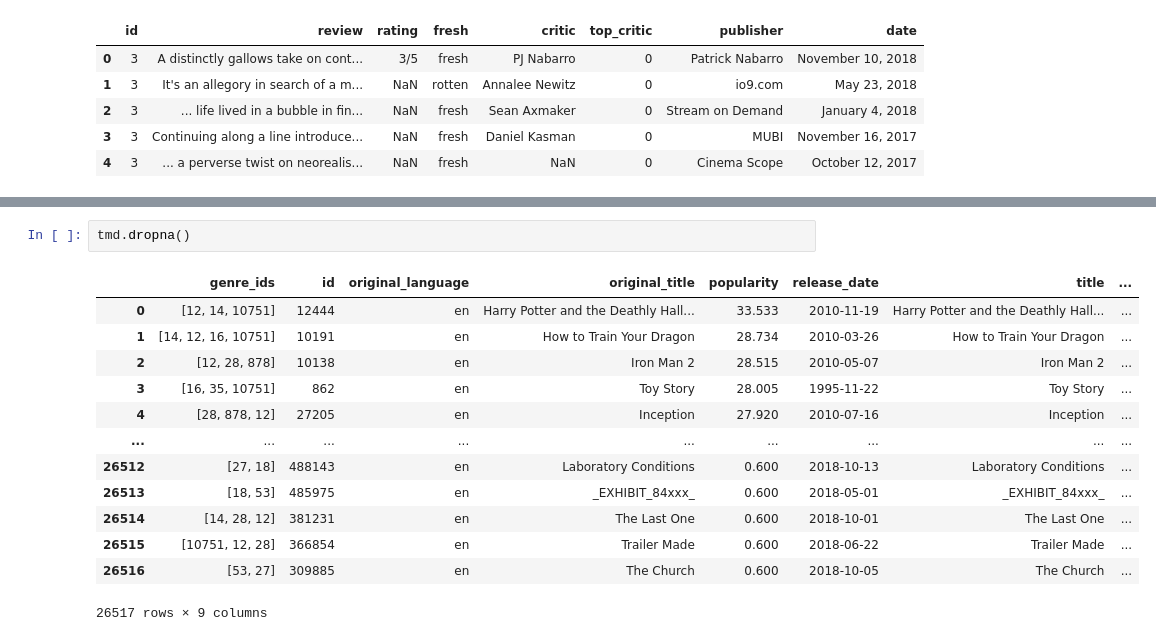
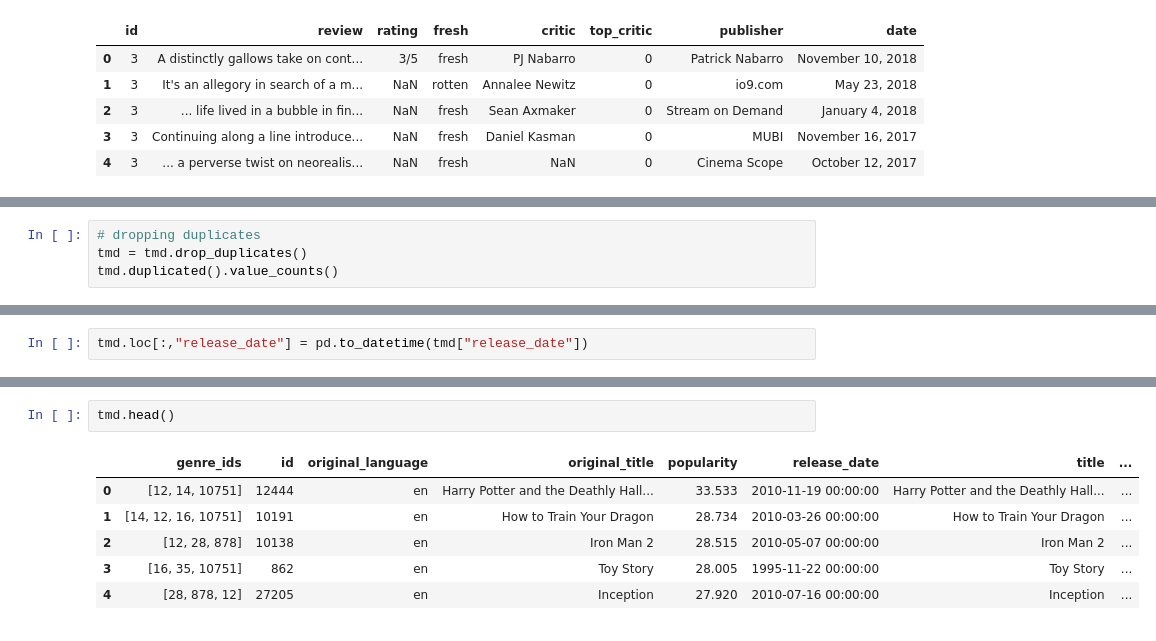
Before and after one commit to Mayoggz/Microsoft-movie-insights, a Jupyter notebook: student.ipynb, the cells around one changed output, grey strips where cells are left out. Saved outputs shown, nothing was run; the diff lists cells and outputs as text.

```diff
--- a/student.ipynb
+++ b/student.ipynb
@@ -124,0 +181,4 @@ movies_gross.dropna()
+# %%
+# dropping duplicates
+tmd = tmd.drop_duplicates()
+tmd.duplicated().value_counts()
@@ -124,0 +188,2 @@ movies_gross.dropna()
+# %%
+tmd.loc[:,"release_date"] = pd.to_datetime(tmd["release_date"])
@@ -125,16 +322,9 @@ movies_gross.dropna()
 # %%
-tmd.dropna()
+tmd.head()
 # %% [output]
 |  | genre_ids | id | original_language | original_title | popularity | release_date | title | ... |
-| 0 | [12, 14, 10751] | 12444 | en | Harry Potter and the Deathly Hall... | 33.533 | 2010-11-19 | Harry Potter and the Deathly Hall... | ... |
-| 1 | [14, 12, 16, 10751] | 10191 | en | How to Train Your Dragon | 28.734 | 2010-03-26 | How to Train Your Dragon | ... |
-| 2 | [12, 28, 878] | 10138 | en | Iron Man 2 | 28.515 | 2010-05-07 | Iron Man 2 | ... |
-| 3 | [16, 35, 10751] | 862 | en | Toy Story | 28.005 | 1995-11-22 | Toy Story | ... |
-| 4 | [28, 878, 12] | 27205 | en | Inception | 27.920 | 2010-07-16 | Inception | ... |
-| ... | ... | ... | ... | ... | ... | ... | ... | ... |
-| 26512 | [27, 18] | 488143 | en | Laboratory Conditions | 0.600 | 2018-10-13 | Laboratory Conditions | ... |
-| 26513 | [18, 53] | 485975 | en | _EXHIBIT_84xxx_ | 0.600 | 2018-05-01 | _EXHIBIT_84xxx_ | ... |
-| 26514 | [14, 28, 12] | 381231 | en | The Last One | 0.600 | 2018-10-01 | The Last One | ... |
-| 26515 | [10751, 12, 28] | 366854 | en | Trailer Made | 0.600 | 2018-06-22 | Trailer Made | ... |
-| 26516 | [53, 27] | 309885 | en | The Church | 0.600 | 2018-10-05 | The Church | ... |
+| 0 | [12, 14, 10751] | 12444 | en | Harry Potter and the Deathly Hall... | 33.533 | 2010-11-19 00:00:00 | Harry Potter and the Deathly Hall... | ... |
+| 1 | [14, 12, 16, 10751] | 10191 | en | How to Train Your Dragon | 28.734 | 2010-03-26 00:00:00 | How to Train Your Dragon | ... |
+| 2 | [12, 28, 878] | 10138 | en | Iron Man 2 | 28.515 | 2010-05-07 00:00:00 | Iron Man 2 | ... |
+| 3 | [16, 35, 10751] | 862 | en | Toy Story | 28.005 | 1995-11-22 00:00:00 | Toy Story | ... |
+| 4 | [28, 878, 12] | 27205 | en | Inception | 27.920 | 2010-07-16 00:00:00 | Inception | ... |
-26517 rows × 9 columns
```
Also changed, not shown: parts of 47 cells of this notebook.
